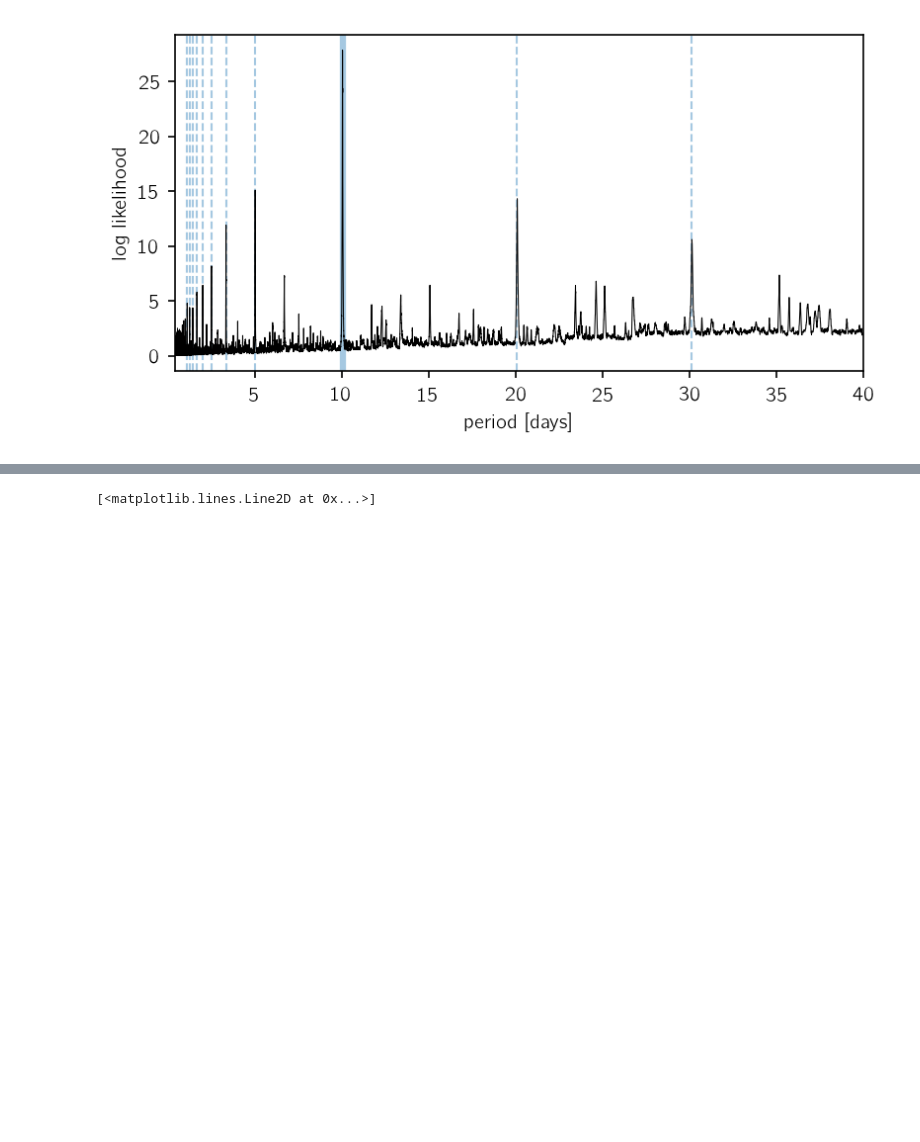
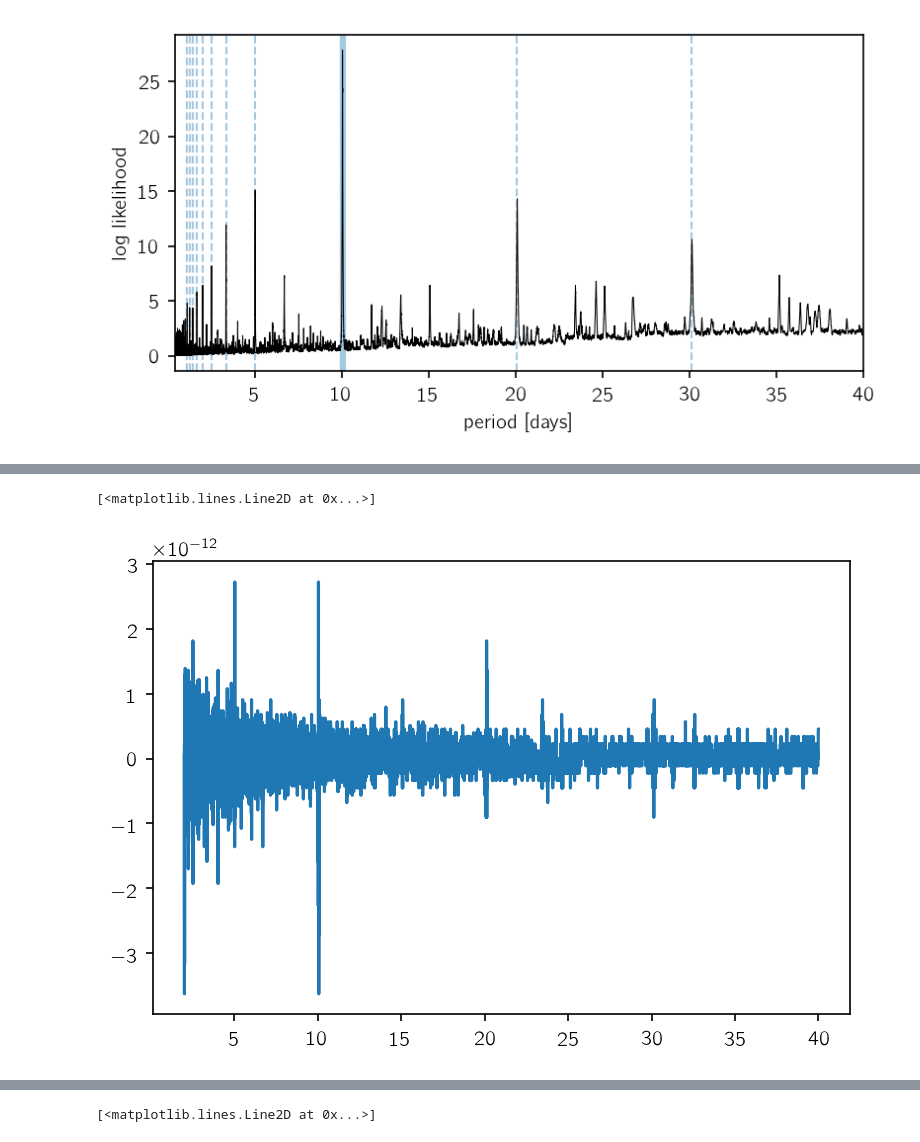
Before and after one commit to dfm/bls.py, a Jupyter notebook: refactor.ipynb, the cells around one changed output, grey strips where cells are left out. Drawn from its saved outputs; the diff is of its cells as text; code cells hidden in the pictures; blank space fills up the shorter version.

```diff
--- a/refactor.ipynb
+++ b/refactor.ipynb
@@ -200,3 +218,8 @@ for j, bins_per_period in tqdm(enumerate(ns), total=len(ns)):
+# %%
+plt.plot(periods, power - blah[0])
+# %% [output]
+[<matplotlib.lines.Line2D at 0x...>]
+[figure, added]
 # %%
 plt.plot(periods, power / np.max(power))
 plt.plot(results.period, results.power / np.max(results.power), alpha=0.5)
```
Also changed, not shown: parts of 7 cells of this notebook, 2 other files.
